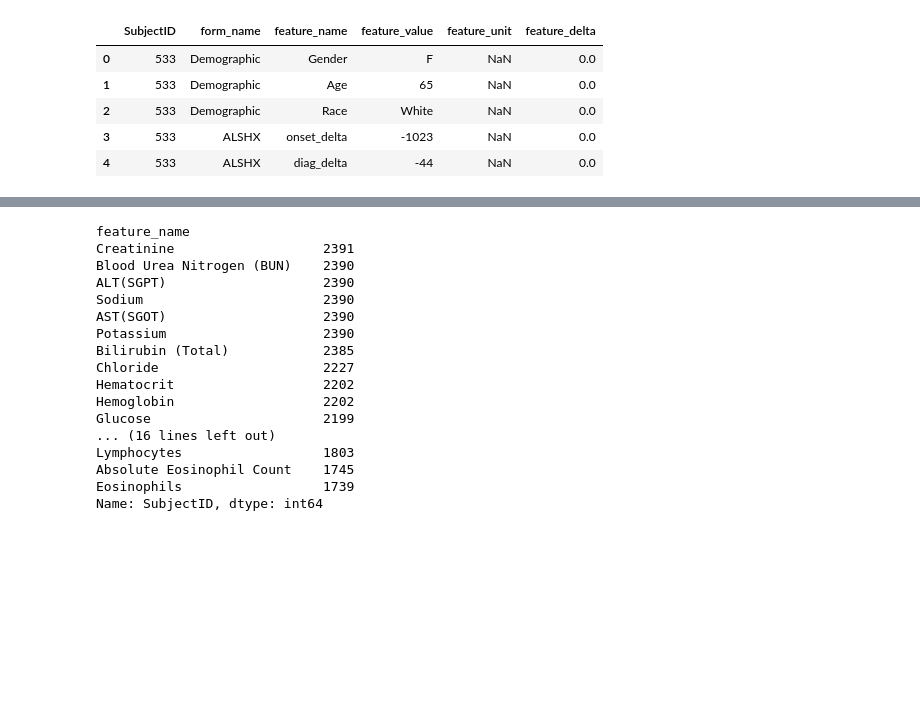
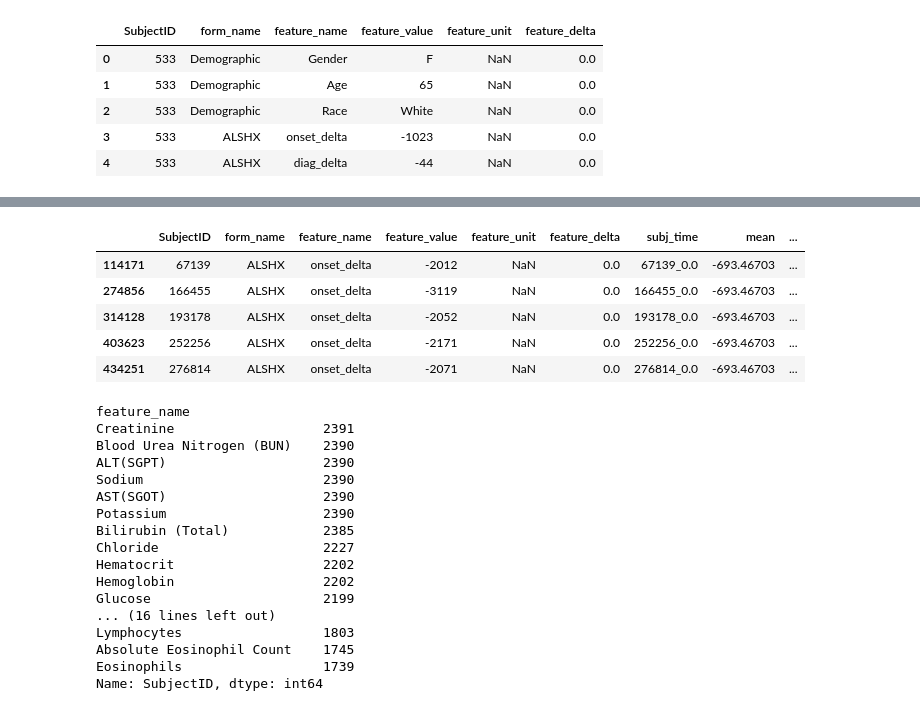
Before and after one commit to ihadanny/turbulence-z-team, a Jupyter notebook: ipython-notebooks/explore_data.ipynb, the cells around one changed output, grey strips where cells are left out. Drawn from its saved outputs; the diff is of its cells as text; code cells hidden in the pictures; blank space fills up the shorter version.

Commit message:
starting to research outliers

```diff
--- a/ipython-notebooks/explore_data.ipynb
+++ b/ipython-notebooks/explore_data.ipynb
@@ -16,3 +104,18 @@ df.head()
+# %%
+distrib_per_col = a.groupby('feature_name')['feature_value'].agg(['mean', 'std'])
+j = pd.merge(a, distrib_per_col, left_on='feature_name', right_index=True)
+j.loc[:, 'critical'] = abs(j['mean']) + j['std']*3
+outliers = j[abs(j.feature_value) > abs(j.critical)]
+# %%
+display(outliers.head())
+outliers.to_csv('../outliers.txt', sep = '|', index=False)
+# %% [output]
+|  | SubjectID | form_name | feature_name | feature_value | feature_unit | feature_delta | subj_time | mean | ... |
+| 114171 | 67139 | ALSHX | onset_delta | -2012 | NaN | 0.0 | 67139_0.0 | -693.46703 | ... |
+| 274856 | 166455 | ALSHX | onset_delta | -3119 | NaN | 0.0 | 166455_0.0 | -693.46703 | ... |
+| 314128 | 193178 | ALSHX | onset_delta | -2052 | NaN | 0.0 | 193178_0.0 | -693.46703 | ... |
+| 403623 | 252256 | ALSHX | onset_delta | -2171 | NaN | 0.0 | 252256_0.0 | -693.46703 | ... |
+| 434251 | 276814 | ALSHX | onset_delta | -2071 | NaN | 0.0 | 276814_0.0 | -693.46703 | ... |
 # %%
 feature_names = df[["form_name", "feature_name"]].drop_duplicates()
 feature_names.to_csv('../feature_names.csv', sep='|', index=False)
```
Also changed, not shown: parts of 3 cells of this notebook, 21 other files.
